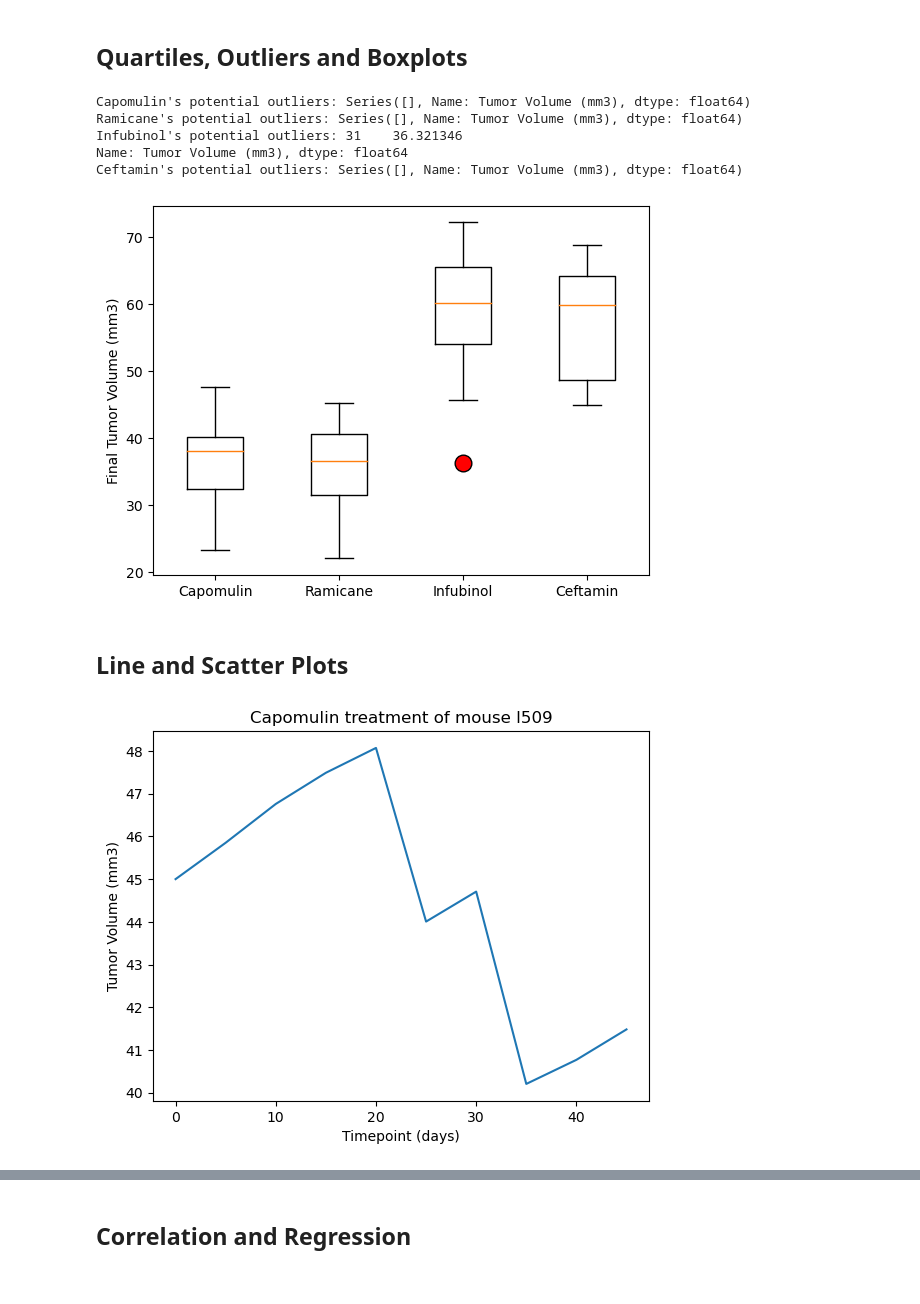
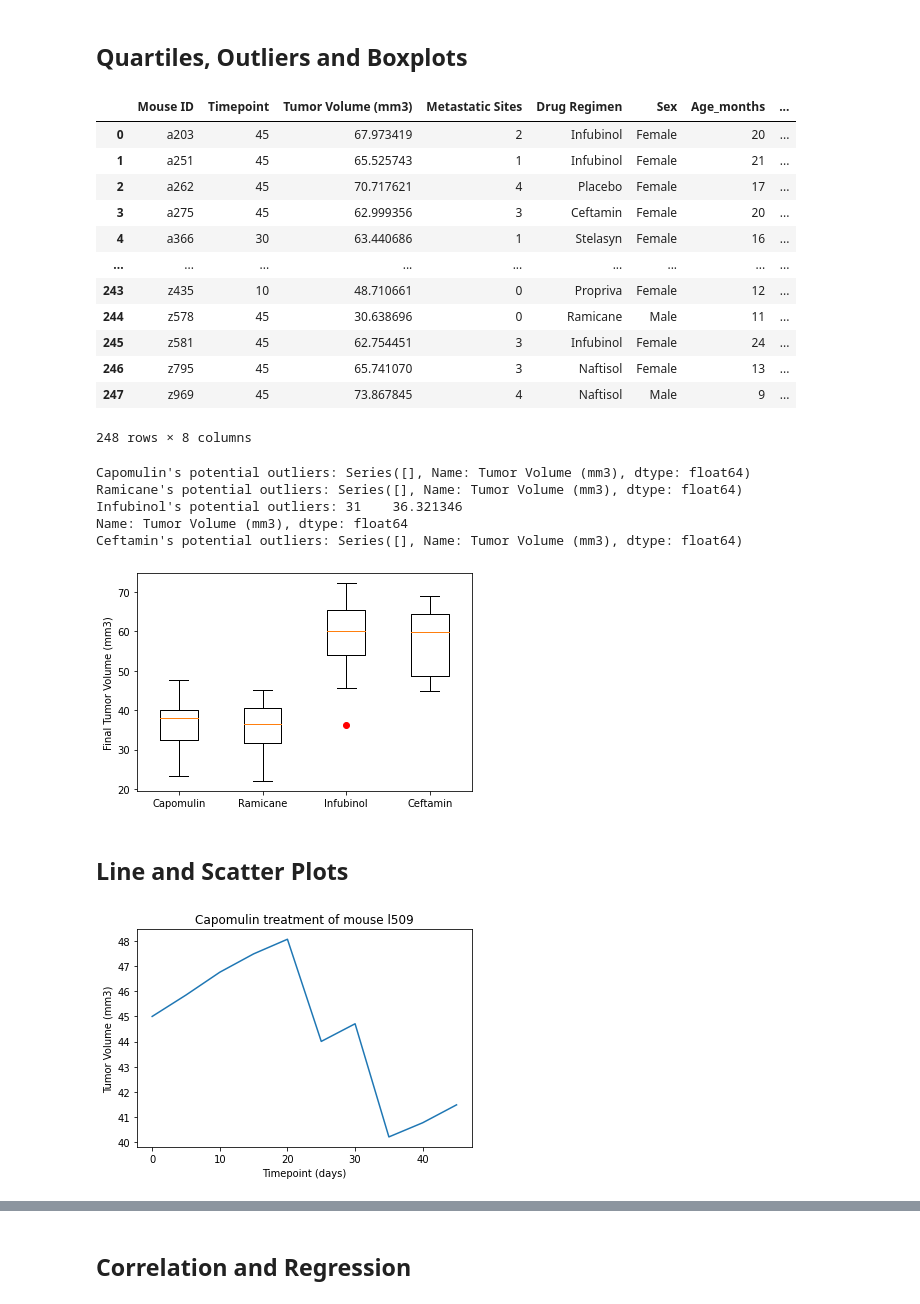
Before and after one commit to csamaro/matplotlib-challenge, a Jupyter notebook: Pymaceuticals/pymaceuticals_starter.ipynb, the cells around one changed output, grey strips where cells are left out. Saved outputs shown, nothing was run; the diff lists cells and outputs as text; code cells hidden in the pictures.

```diff
--- a/Pymaceuticals/pymaceuticals_starter.ipynb
+++ b/Pymaceuticals/pymaceuticals_starter.ipynb
@@ -185,26 +189,49 @@ plt.show()
 # Capomulin, Ramicane, Infubinol, and Ceftamin
 
 # Start by getting the last (greatest) timepoint for each mouse
-
+last_tp_df = pd.DataFrame(cleaned_df.groupby(['Mouse ID'])['Timepoint'].max()).reset_index(drop=False)
+#last_tp_df.head()
 
 # Merge this group df with the original DataFrame to get the tumor volume at the last timepoint
+tum_vol_df = pd.merge(last_tp_df, cleaned_df, on=['Mouse ID', 'Timepoint'], how='left')
+tum_vol_df
+# %% [output]
+|  | Mouse ID | Timepoint | Tumor Volume (mm3) | Metastatic Sites | Drug Regimen | Sex | Age_months | ... |
+| 0 | a203 | 45 | 67.973419 | 2 | Infubinol | Female | 20 | ... |
+| 1 | a251 | 45 | 65.525743 | 1 | Infubinol | Female | 21 | ... |
+| 2 | a262 | 45 | 70.717621 | 4 | Placebo | Female | 17 | ... |
+| 3 | a275 | 45 | 62.999356 | 3 | Ceftamin | Female | 20 | ... |
+| 4 | a366 | 30 | 63.440686 | 1 | Stelasyn | Female | 16 | ... |
+| ... | ... | ... | ... | ... | ... | ... | ... | ... |
+| 243 | z435 | 10 | 48.710661 | 0 | Propriva | Female | 12 | ... |
+| 244 | z578 | 45 | 30.638696 | 0 | Ramicane | Male | 11 | ... |
+| 245 | z581 | 45 | 62.754451 | 3 | Infubinol | Female | 24 | ... |
+| 246 | z795 | 45 | 65.741070 | 3 | Naftisol | Female | 13 | ... |
+| 247 | z969 | 45 | 73.867845 | 4 | Naftisol | Male | 9 | ... |
+248 rows × 8 columns
 # %%
 # Put treatments into a list for for loop (and later for plot labels)
-
+four_treats = ['Capomulin', 'Ramicane', 'Infubinol', 'Ceftamin']
 
 # Create empty list to fill with tumor vol data (for plotting)
-
+tum_vol = []
 
 # Calculate the IQR and quantitatively determine if there are any potential outliers.
+for treats in four_treats:
+    # Locate the rows which contain mice on each drug and get the tumor volumes
+    tum_vol_temp = tum_vol_df.loc[tum_vol_df['Drug Regimen'] == treats, "Tumor Volume (mm3)"]
+    # add subset
+    tum_vol.append(tum_vol_temp)
+    # Determine outliers using upper and lower bounds
+    quartiles = tum_vol_temp.quantile([.25,.5,.75])
+    lower_q = quartiles[.25]
+    upper_q = quartiles[.75]
+    iqr = upper_q - lower_q
+    l_bound = lower_q - (1.5* iqr)
+    u_bound = upper_q + (1.5* iqr)
+    outlier = tum_vol_temp[(tum_vol_temp < l_bound)|(tum_vol_temp > u_bound)]
 
-
-    # Locate the rows which contain mice on each drug and get the tumor volumes
-
-
-    # add subset
-
-
-    # Determine outliers using upper and lower bounds
+    print(f"{treats}'s potential outliers: {outlier}")
 # %% [output]
 Capomulin's potential outliers: Series([], Name: Tumor Volume (mm3), dtype: float64)
 Ramicane's potential outliers: Series([], Name: Tumor Volume (mm3), dtype: float64)
@@ -213,13 +240,27 @@ Name: Tumor Volume (mm3), dtype: float64
 Ceftamin's potential outliers: Series([], Name: Tumor Volume (mm3), dtype: float64)
 # %%
 # Generate a box plot that shows the distrubution of the tumor volume for each treatment group.
+fig, ax = plt.subplots()
+ax.boxplot(tum_vol, labels=four_treats, sym='red')
+ax.set_ylabel('Final Tumor Volume (mm3)')
+plt.show()
 # %% [output]
-[figure, old version]
+[figure, new version]
 # %% [markdown]
 ## Line and Scatter Plots
 # %%
 # Generate a line plot of tumor volume vs. time point for a single mouse treated with Capomulin
+mouse_id = 'l509'
+drug = 'Capomulin'
+mouse_df = cleaned_df.loc[(cleaned_df['Mouse ID'] == mouse_id) & (cleaned_df['Drug Regimen'] == drug)]
+#mouse_df
+
+plt.plot(mouse_df['Timepoint'], mouse_df['Tumor Volume (mm3)'])
+plt.xlabel('Timepoint (days)')
+plt.ylabel('Tumor Volume (mm3)')
+plt.title('Capomulin treatment of mouse l509')
+plt.show()
 # %% [output]
-[figure, old version]
+[figure, new version]
 # %%
 # Generate a scatter plot of mouse weight vs. the average observed tumor volume for the entire Capomulin regimen
```
Also changed, not shown: parts of 5 cells of this notebook.
